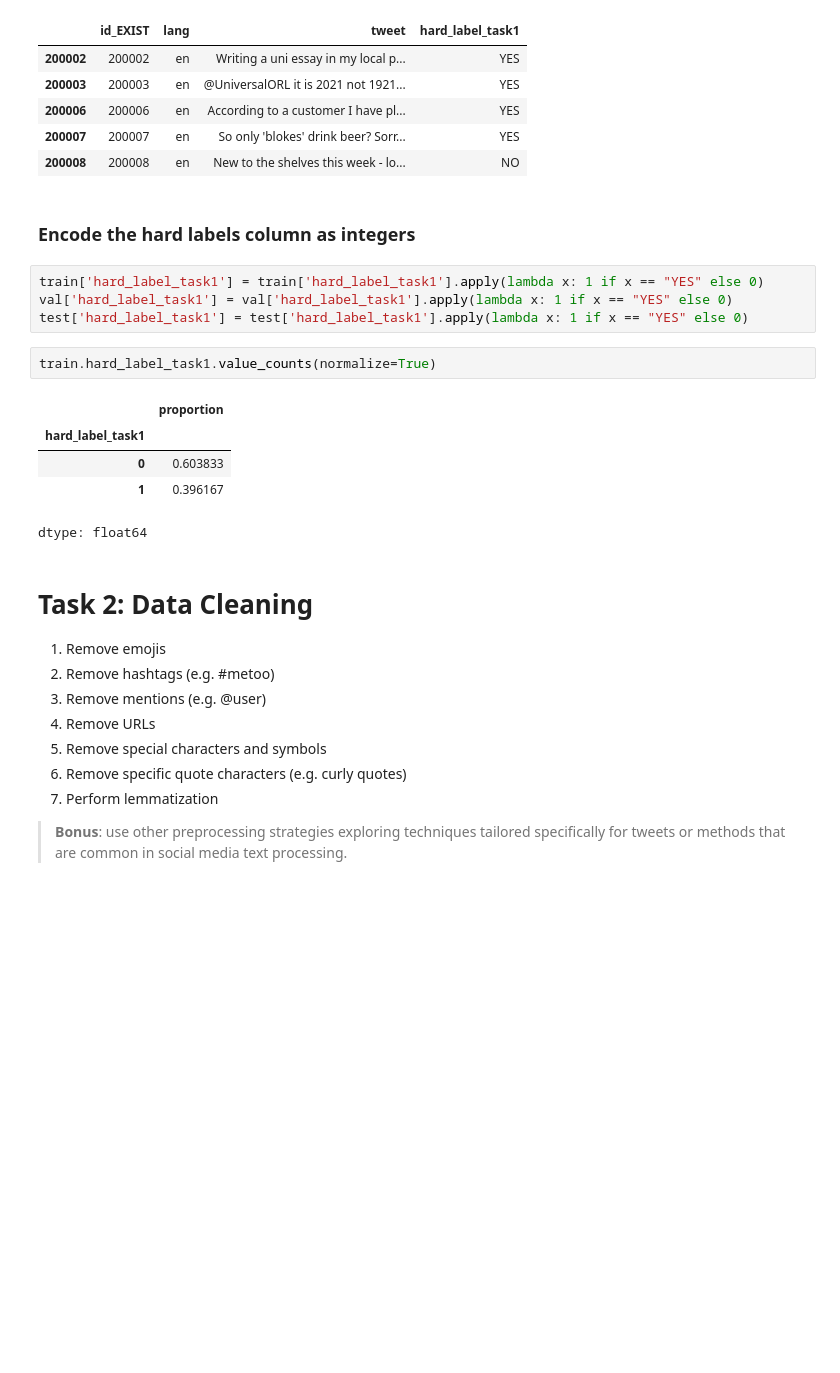
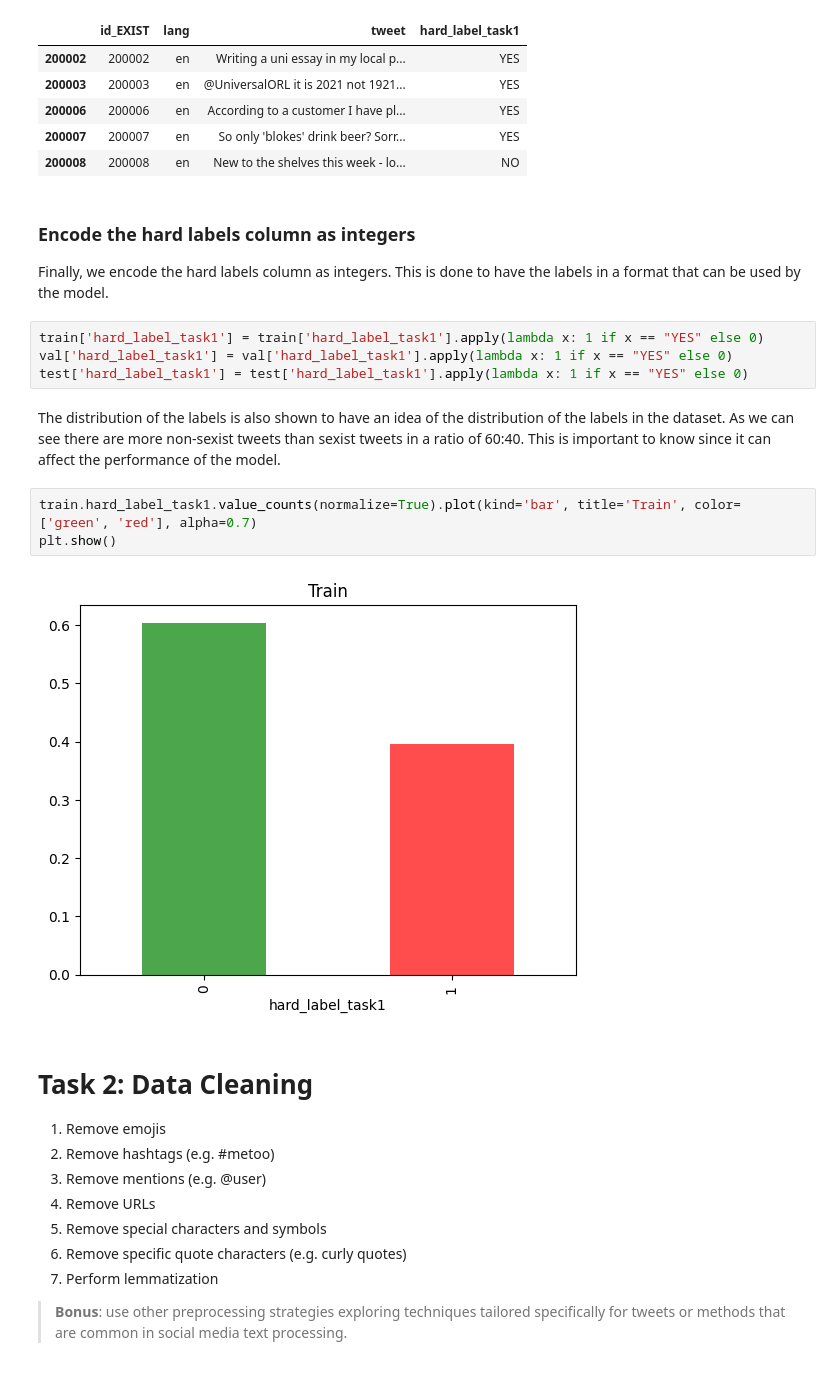
Before and after one commit to MatteoFasulo/Sexism-detection, a Jupyter notebook: assignment_1.ipynb, the cells around one changed output. Cells and saved outputs as stored; diff of their text form; blank space fills up the shorter version.

```diff
--- a/assignment_1.ipynb
+++ b/assignment_1.ipynb
@@ -579,20 +607,21 @@ train.head()
 | 200006 | 200006 | en | According to a customer I have pl... | YES |
 | 200007 | 200007 | en | So only 'blokes' drink beer? Sorr... | YES |
 | 200008 | 200008 | en | New to the shelves this week - lo... | NO |
-# %% [markdown]
-### Encode the hard labels column as integers
+# %% [markdown]
+### Encode the hard labels column as integers
+
+Finally, we encode the hard labels column as integers. This is done to have the labels in a format that can be used by the model.
 # %%
 train['hard_label_task1'] = train['hard_label_task1'].apply(lambda x: 1 if x == "YES" else 0)
 val['hard_label_task1'] = val['hard_label_task1'].apply(lambda x: 1 if x == "YES" else 0)
 test['hard_label_task1'] = test['hard_label_task1'].apply(lambda x: 1 if x == "YES" else 0)
-# %%
-train.hard_label_task1.value_counts(normalize=True)
-# %% [output]
-|  | proportion |
-| hard_label_task1 |  |
-| 0 | 0.603833 |
-| 1 | 0.396167 |
-dtype: float64
+# %% [markdown]
+The distribution of the labels is also shown to have an idea of the distribution of the labels in the dataset. As we can see there are more non-sexist tweets than sexist tweets in a ratio of 60:40. This is important to know since it can affect the performance of the model.
+# %%
+train.hard_label_task1.value_counts(normalize=True).plot(kind='bar', title='Train', color=['green', 'red'], alpha=0.7)
+plt.show()
+# %% [output]
+[figure, added]
 # %% [markdown]
 # Task 2: Data Cleaning
 
```
Also changed, not shown: parts of 66 cells of this notebook, 3 other files.
